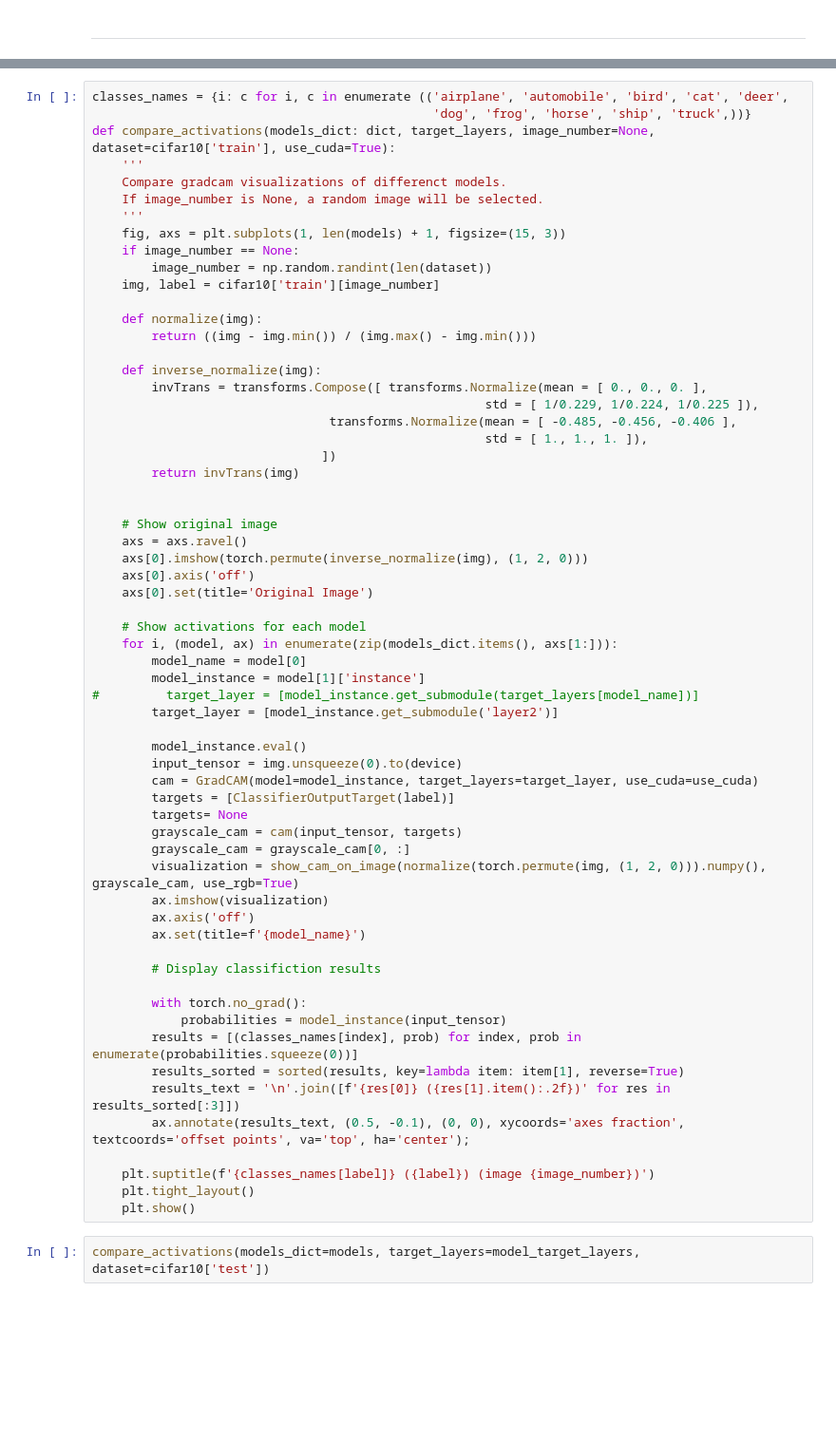
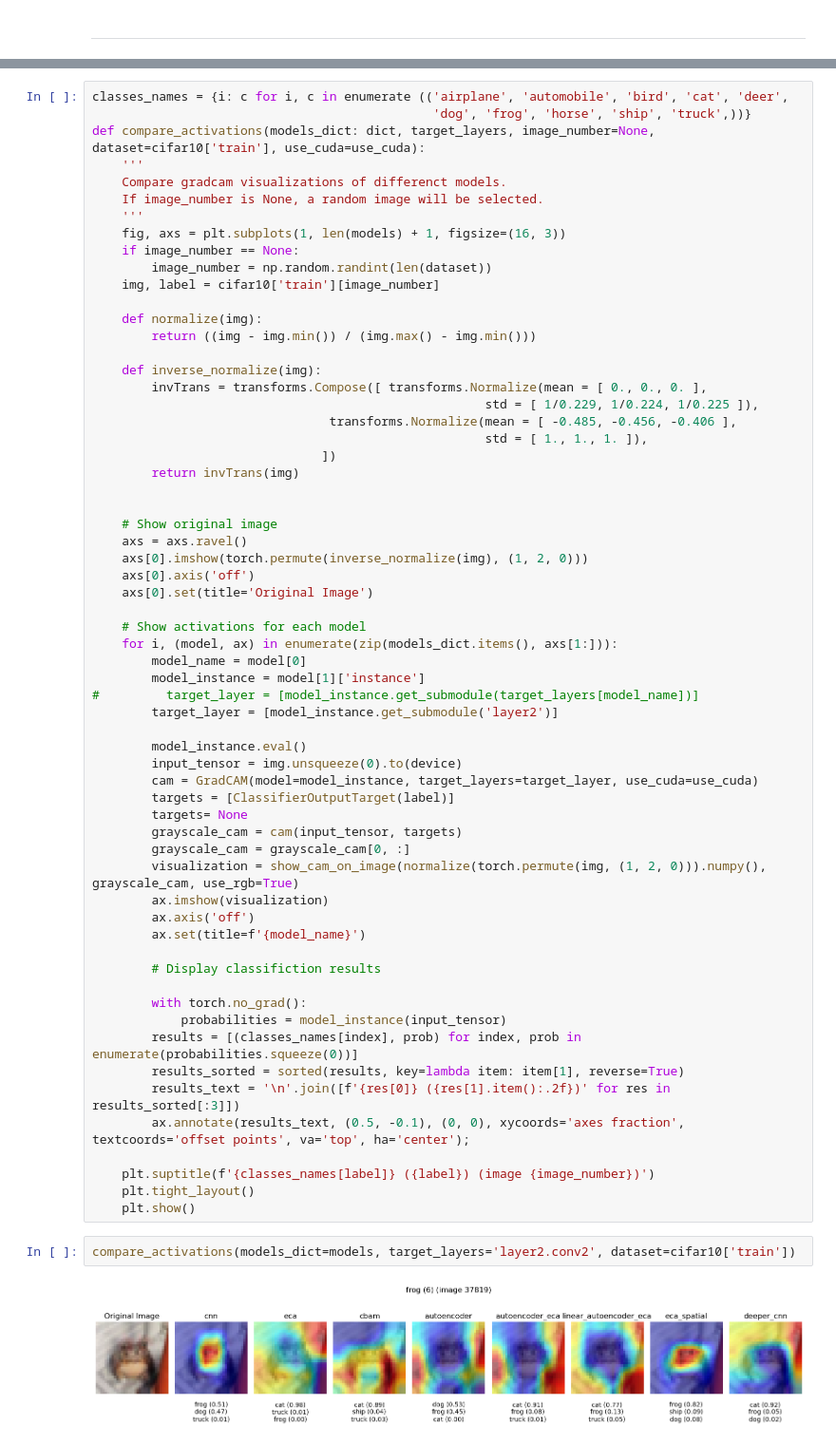
Before and after one commit to MNetanel/dl_project_cnn_attention, a Jupyter notebook: visualizations.ipynb, the cells around one changed output, grey strips where cells are left out. Shown: that part at 95% size. Saved outputs shown, nothing was run; the diff lists cells and outputs as text; blank space fills up the shorter version.

Commit message:
Kaggle Notebook | visualizations | Version 2

```diff
--- a/visualizations.ipynb
+++ b/visualizations.ipynb
@@ -114,12 +133,12 @@ FileNotFoundError: [Errno 2] No such file or directory: '../input/models-data/mo
 # %%
 classes_names = {i: c for i, c in enumerate (('airplane', 'automobile', 'bird', 'cat', 'deer',
                                               'dog', 'frog', 'horse', 'ship', 'truck',))}
-def compare_activations(models_dict: dict, target_layers, image_number=None, dataset=cifar10['train'], use_cuda=True):
+def compare_activations(models_dict: dict, target_layers, image_number=None, dataset=cifar10['train'], use_cuda=use_cuda):
     '''
     Compare gradcam visualizations of differenct models.
     If image_number is None, a random image will be selected.
     '''
-    fig, axs = plt.subplots(1, len(models) + 1, figsize=(15, 3))
+    fig, axs = plt.subplots(1, len(models) + 1, figsize=(16, 3))
     if image_number == None:
         image_number = np.random.randint(len(dataset))
     img, label = cifar10['train'][image_number]
@@ -174,7 +193,9 @@ def compare_activations(models_dict: dict, target_layers, image_number=None, dat
     plt.tight_layout()
     plt.show()
 # %%
-compare_activations(models_dict=models, target_layers=model_target_layers, dataset=cifar10['test'])
+compare_activations(models_dict=models, target_layers='layer2.conv2', dataset=cifar10['train'])
+# %% [output]
+[figure, added]
 # %% [markdown]
 good:
 * 2612
```
Also changed, not shown: parts of 10 cells of this notebook.
